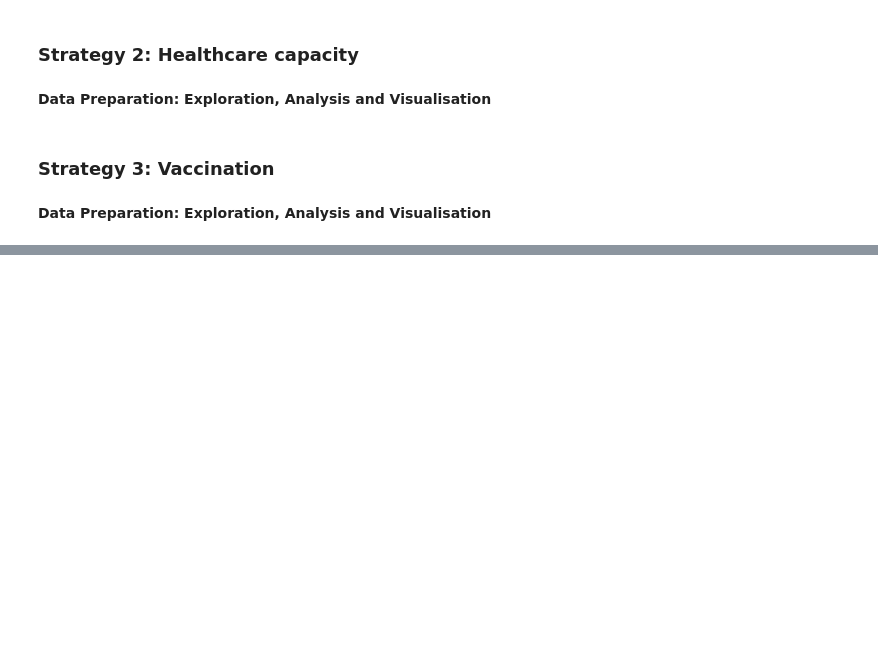
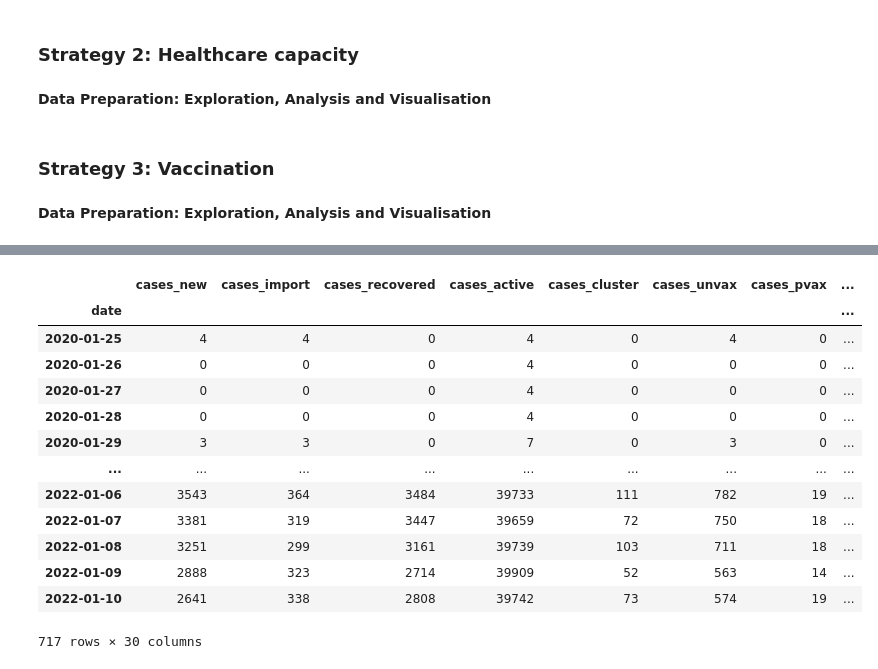
Before and after one commit to Karmen-Tee/covid19-public, a Jupyter notebook: Descriptive Analysis.ipynb, the cells around one changed output, grey strips where cells are left out. Cells and saved outputs as stored; diff of their text form; code cells hidden in the pictures; blank space fills up the shorter version.

```diff
--- a/Descriptive Analysis.ipynb
+++ b/Descriptive Analysis.ipynb
@@ -14,0 +42,22 @@
+# %%
+# Import library
+import pandas as pd
+
+# Load daily new cases dataset
+daily_cases = pd.read_csv(folder + 'epidemic/cases_malaysia.csv',index_col=0, parse_dates=True, squeeze=True)
+daily_cases
+# %% [output]
+|  | cases_new | cases_import | cases_recovered | cases_active | cases_cluster | cases_unvax | cases_pvax | ... |
+| date |  |  |  |  |  |  |  | ... |
+| 2020-01-25 | 4 | 4 | 0 | 4 | 0 | 4 | 0 | ... |
+| 2020-01-26 | 0 | 0 | 0 | 4 | 0 | 0 | 0 | ... |
+| 2020-01-27 | 0 | 0 | 0 | 4 | 0 | 0 | 0 | ... |
+| 2020-01-28 | 0 | 0 | 0 | 4 | 0 | 0 | 0 | ... |
+| 2020-01-29 | 3 | 3 | 0 | 7 | 0 | 3 | 0 | ... |
+| ... | ... | ... | ... | ... | ... | ... | ... | ... |
+| 2022-01-06 | 3543 | 364 | 3484 | 39733 | 111 | 782 | 19 | ... |
+| 2022-01-07 | 3381 | 319 | 3447 | 39659 | 72 | 750 | 18 | ... |
+| 2022-01-08 | 3251 | 299 | 3161 | 39739 | 103 | 711 | 18 | ... |
+| 2022-01-09 | 2888 | 323 | 2714 | 39909 | 52 | 563 | 14 | ... |
+| 2022-01-10 | 2641 | 338 | 2808 | 39742 | 73 | 574 | 19 | ... |
+717 rows × 30 columns
```
Also changed, not shown: parts of 11 cells of this notebook.
